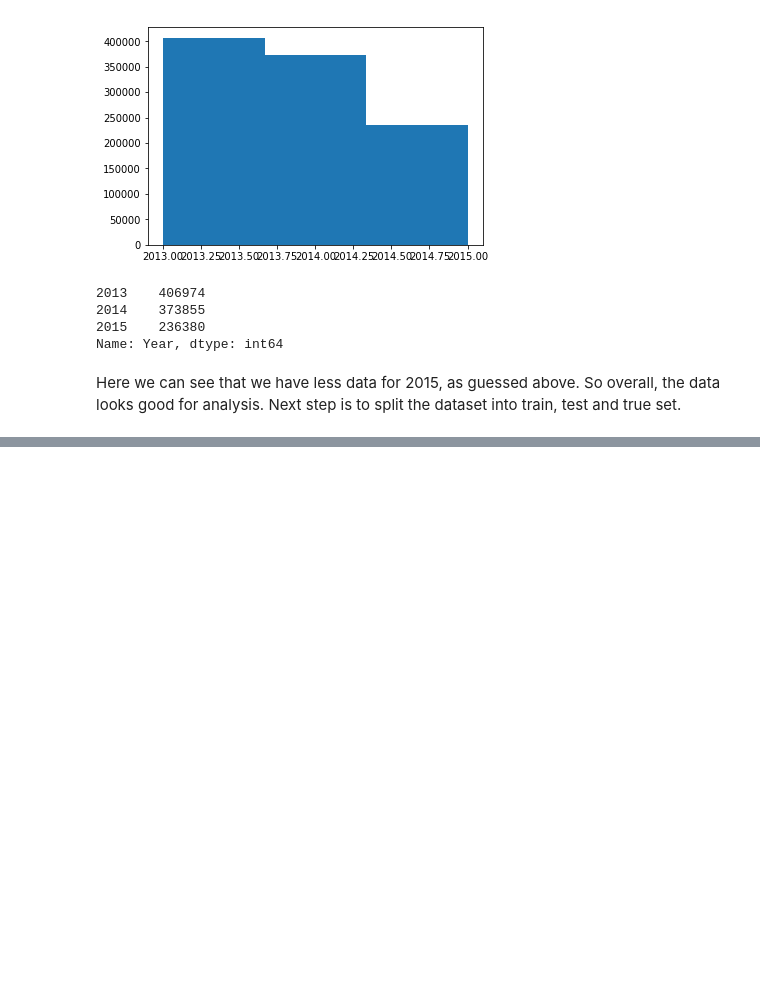
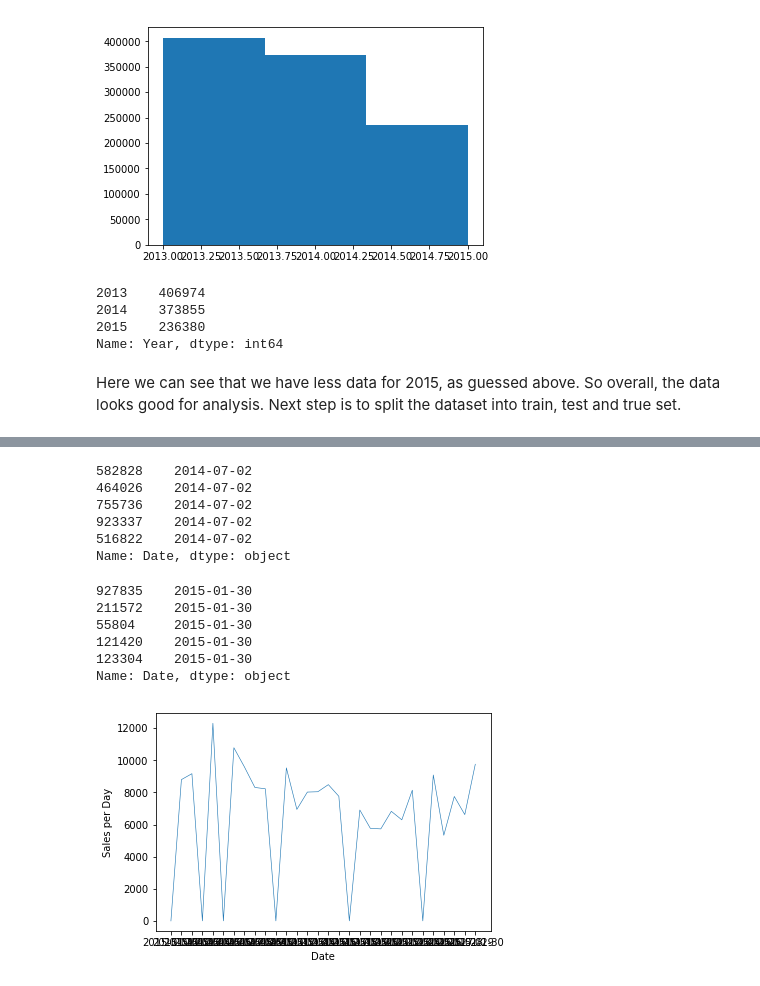
Before and after one commit to manuelfreude/sales-forecast-retail, a Jupyter notebook: Rossmann sales prediction.ipynb, the cells around one changed output, grey strips where cells are left out. Drawn from its saved outputs; the diff is of its cells as text; code cells hidden in the pictures; blank space fills up the shorter version.

```diff
--- a/Rossmann sales prediction.ipynb
+++ b/Rossmann sales prediction.ipynb
@@ -166,0 +312,36 @@ Here we can see that we have less data for 2015, as guessed above. So overall, t
+# %%
+# comparing heads and info to make sure worked properly (test)
+
+test['Date'].head()
+# %% [output]
+582828    2014-07-02
+464026    2014-07-02
+755736    2014-07-02
+923337    2014-07-02
+516822    2014-07-02
+Name: Date, dtype: object
+# %%
+# comparing heads and info to make sure worked properly (test)
+
+test['Date'].tail()
+# %% [output]
+927835    2015-01-30
+211572    2015-01-30
+55804     2015-01-30
+121420    2015-01-30
+123304    2015-01-30
+Name: Date, dtype: object
+# %%
+# plotting upper 60-80% of sales per day for selected shop
+
+x = test.loc[test['Store_ID'] == 100]
+x = x['Date']
+y = test.loc[test['Store_ID'] == 100]
+y = y['Sales']
+
+pyplot.plot(x, y, linewidth = 0.6)
+pyplot.ylabel('Sales per Day')
+pyplot.xlabel('Date')
+pyplot.show;
+# %% [output]
+[figure, added]
```
Also changed, not shown: parts of 25 cells of this notebook.
